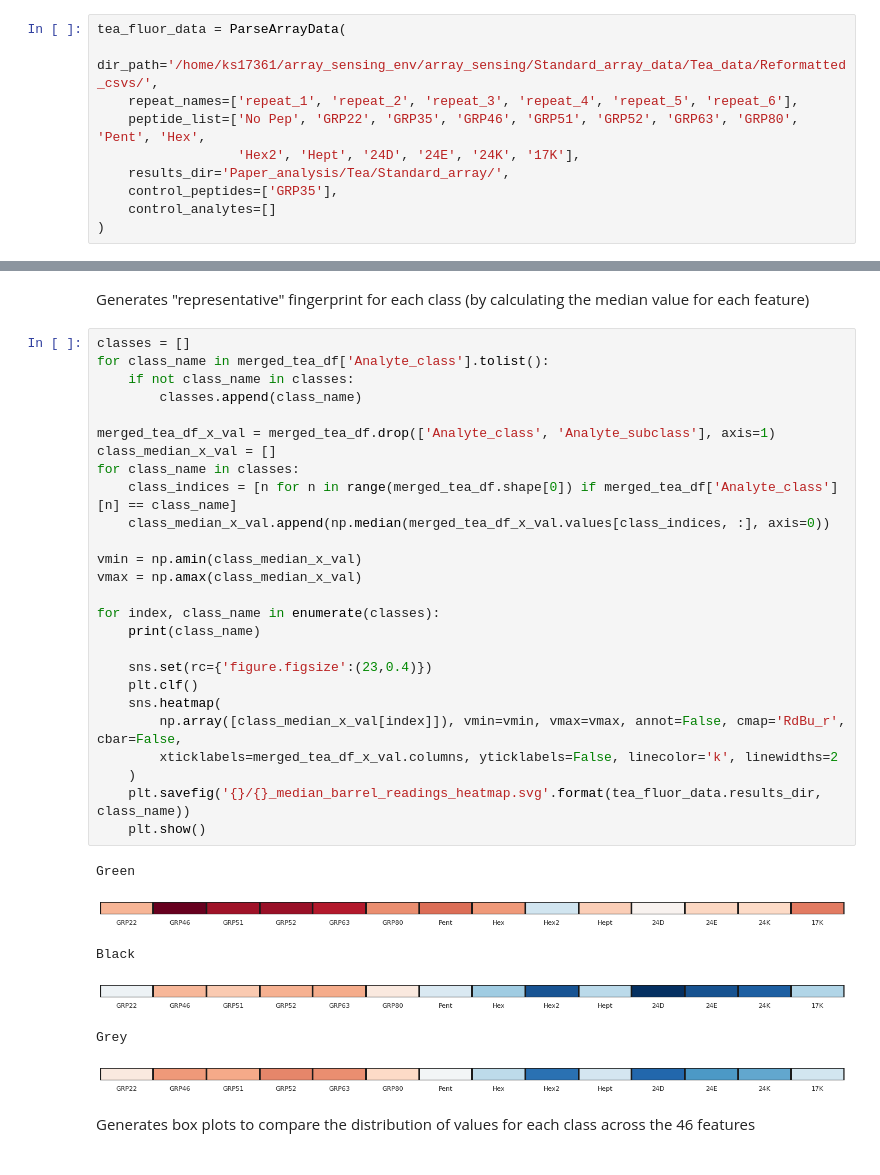
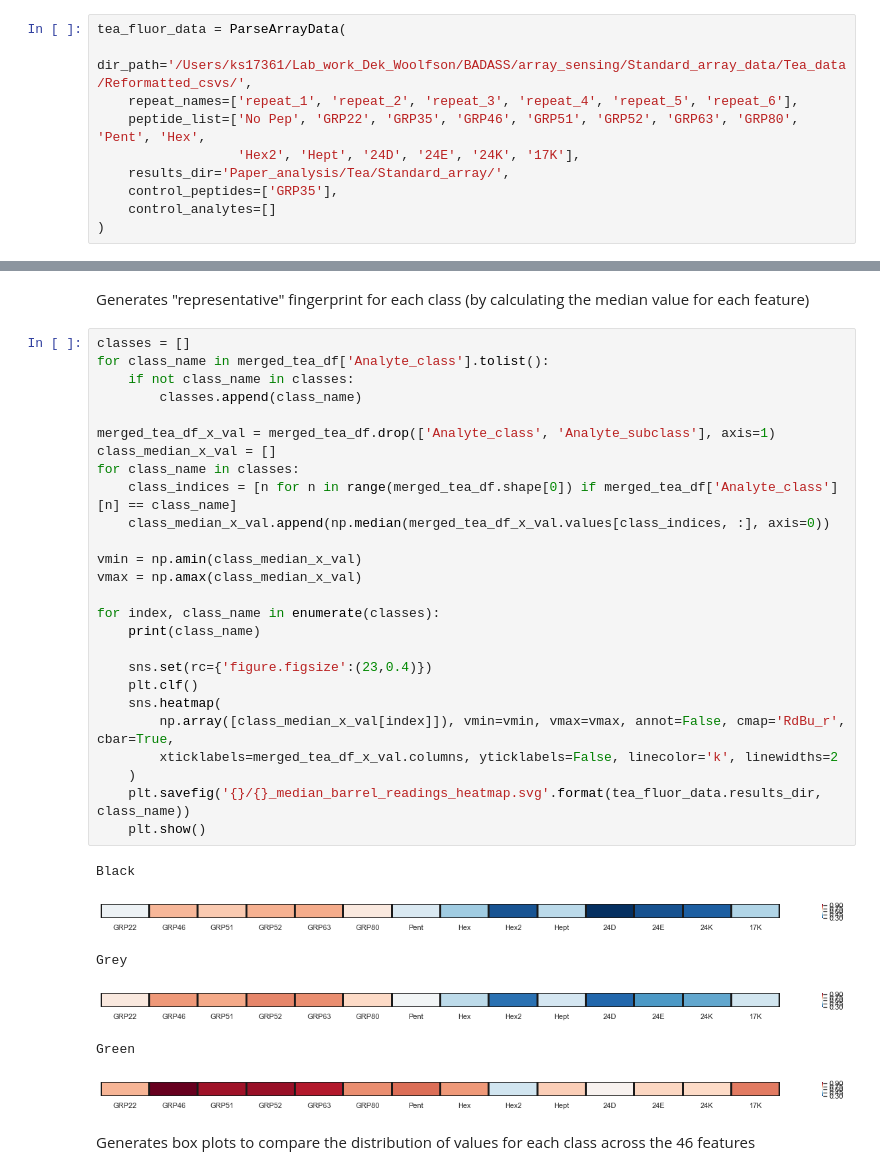
Before and after one commit to woolfson-group/array_sensing, a Jupyter notebook: Paper_analysis/Tea/Tea_analysis_small_array.ipynb, the cells around one changed output, grey strips where cells are left out. Saved outputs shown, nothing was run; the diff lists cells and outputs as text.

Commit message:
Re-ran tea analysis whilst making figures

```diff
--- a/Paper_analysis/Tea/Tea_analysis_small_array.ipynb
+++ b/Paper_analysis/Tea/Tea_analysis_small_array.ipynb
@@ -32,7 +32,7 @@ plt.rcParams['figure.figsize'] = (10, 10)  # Sets default figure size
 Tea data
 # %%
 tea_fluor_data = ParseArrayData(
-    dir_path='/home/ks17361/array_sensing_env/array_sensing/Standard_array_data/Tea_data/Reformatted_csvs/',
+    dir_path='/Users/ks17361/Lab_work_Dek_Woolfson/BADASS/array_sensing/Standard_array_data/Tea_data/Reformatted_csvs/',
     repeat_names=['repeat_1', 'repeat_2', 'repeat_3', 'repeat_4', 'repeat_5', 'repeat_6'],
     peptide_list=['No Pep', 'GRP22', 'GRP35', 'GRP46', 'GRP51', 'GRP52', 'GRP63', 'GRP80', 'Pent', 'Hex',
                   'Hex2', 'Hept', '24D', '24E', '24K', '17K'],
@@ -123,36 +123,36 @@ Generates "representative" fingerprint for each class (by calculating the median
 # %%
 classes = []
 for class_name in merged_tea_df['Analyte_class'].tolist():
     if not class_name in classes:
         classes.append(class_name)
 
 merged_tea_df_x_val = merged_tea_df.drop(['Analyte_class', 'Analyte_subclass'], axis=1)
 class_median_x_val = []
 for class_name in classes:
     class_indices = [n for n in range(merged_tea_df.shape[0]) if merged_tea_df['Analyte_class'][n] == class_name]
     class_median_x_val.append(np.median(merged_tea_df_x_val.values[class_indices, :], axis=0))
 
 vmin = np.amin(class_median_x_val)
 vmax = np.amax(class_median_x_val)
 
 for index, class_name in enumerate(classes):
     print(class_name)
 
     sns.set(rc={'figure.figsize':(23,0.4)})
     plt.clf()
     sns.heatmap(
-        np.array([class_median_x_val[index]]), vmin=vmin, vmax=vmax, annot=False, cmap='RdBu_r', cbar=False,
+        np.array([class_median_x_val[index]]), vmin=vmin, vmax=vmax, annot=False, cmap='RdBu_r', cbar=True,
         xticklabels=merged_tea_df_x_val.columns, yticklabels=False, linecolor='k', linewidths=2
     )
     plt.savefig('{}/{}_median_barrel_readings_heatmap.svg'.format(tea_fluor_data.results_dir, class_name))
     plt.show()
 # %% [output]
-Green
+Black
-[figure, old version]
+[figure, new version]
-Black
+Grey
-[figure, old version]
+[figure, new version]
-Grey
+Green
-[figure, old version]
+[figure, new version]
 # %% [markdown]
 Generates box plots to compare the distribution of values for each class across the 46 features
 # %%
```
Also changed, not shown: parts of 22 cells of this notebook, 22 other files.
